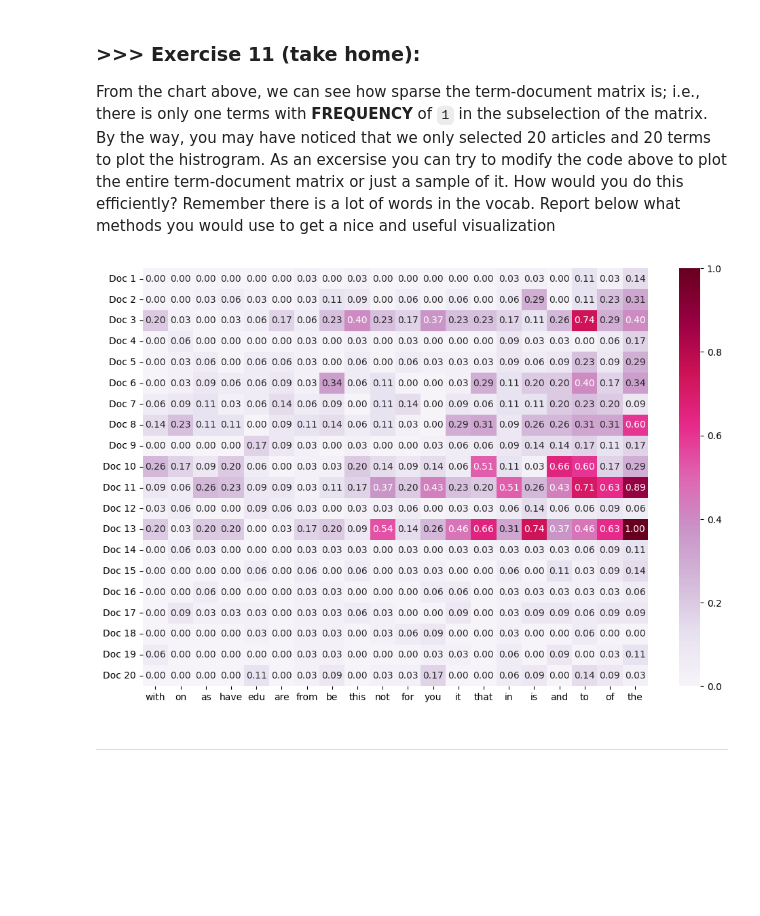
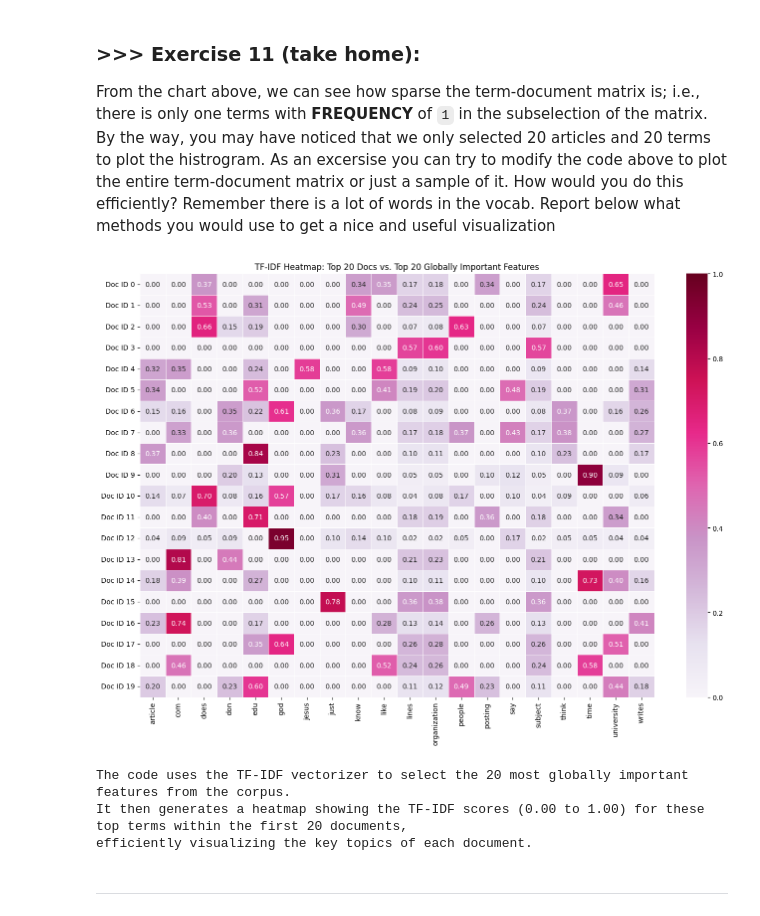
Before and after one commit to kunglin930111/DM2025-Lab1-Exercise, a Jupyter notebook: DM2025-Lab1-Master.ipynb, the cells around one changed output. Saved outputs shown, nothing was run; the diff lists cells and outputs as text; code cells hidden in the pictures; blank space fills up the shorter version.

```diff
--- a/DM2025-Lab1-Master.ipynb
+++ b/DM2025-Lab1-Master.ipynb
@@ -1206,42 +1227,49 @@ Check out more beautiful color palettes here: https://python-graph-gallery.com/1
 # %% [markdown]
 ### **>>> Exercise 11 (take home):**
 From the chart above, we can see how sparse the term-document matrix is; i.e., there is only one terms with **FREQUENCY** of `1` in the subselection of the matrix. By the way, you may have noticed that we only selected 20 articles and 20 terms to plot the histrogram. As an excersise you can try to modify the code above to plot the entire term-document matrix or just a sample of it. How would you do this efficiently? Remember there is a lot of words in the vocab. Report below what methods you would use to get a nice and useful visualization
-# %%
-# Answer here
-count_vect = CountVectorizer()
-X_counts = count_vect.fit_transform(X.text)
-
-# Term selection
-n_terms = 20
-term_sums = X_counts.sum(axis=0).A1
-term_idx_top = term_sums.argsort()[-n_terms:]
-top_term_names = count_vect.get_feature_names_out()[term_idx_top]
-
-# Document selection in natural order (1-20)
-doc_idx_sample = np.arange(0, 20)
-
-# Extract the sampled matrix
-X_sample_subset = X_counts[doc_idx_sample, :][:, term_idx_top].toarray()
-
-# Build DataFrame for plotting
-plot_x = top_term_names
-plot_y = [f'Doc {i+1}' for i in doc_idx_sample]
-plot_z = X_sample_subset
-
-plot_z_norm = plot_z / plot_z.max()
-df_todraw = pd.DataFrame(plot_z_norm, columns=plot_x, index=plot_y)
-
-# Plot heatmap
-plt.figure(figsize=(12, 8))
-ax = sns.heatmap(df_todraw,
-                 cmap="PuRd",
-                 vmin=0,
-                 vmax=df_todraw.values.max(),
-                 annot=True,
-                 fmt=".2f")
-plt.show()
-# %% [output]
-[figure, removed]
+# %%
+from sklearn.feature_extraction.text import TfidfVectorizer
+
+N_FEATURES = 20
+N_DOCS = 20
+
+vectorizer = TfidfVectorizer(max_features=N_FEATURES, stop_words='english')
+X_tfidf = vectorizer.fit_transform(X.text)
+
+terms = vectorizer.get_feature_names_out()
+plot_x = terms
+
+X_sample_subset = X_tfidf[:N_DOCS, :].toarray()
+
+doc_indices = X.index[:N_DOCS]
+plot_y = [f'Doc ID {i}' for i in doc_indices]
+
+df_todraw = pd.DataFrame(X_sample_subset, columns=plot_x, index=plot_y)
+
+plt.figure(figsize=(14, 10))
+ax = sns.heatmap(
+    df_todraw,
+    cmap="PuRd",
+    vmin=0,
+    vmax=1.0,
+    annot=True,
+    fmt=".2f",
+    linewidths=0.5,
+    linecolor='white',
+)
+ax.set_title(f"TF-IDF Heatmap: Top {N_DOCS} Docs vs. Top {N_FEATURES} Globally Important Features")
+ax.set_yticklabels(ax.get_yticklabels(), rotation=0)
+plt.tight_layout()
+plt.show()
+
+print("The code uses the TF-IDF vectorizer to select the 20 most globally important features from the corpus. \n"
+"It then generates a heatmap showing the TF-IDF scores (0.00 to 1.00) for these top terms within the first 20 documents, \n"
+"efficiently visualizing the key topics of each document.")
+# %% [output]
+[figure, added]
+The code uses the TF-IDF vectorizer to select the 20 most globally important features from the corpus.
+It then generates a heatmap showing the TF-IDF scores (0.00 to 1.00) for these top terms within the first 20 documents,
+efficiently visualizing the key topics of each document.
 # %% [markdown]
 ---
 # %% [markdown]
```
Also changed, not shown: parts of 24 cells of this notebook, 9 other files.
